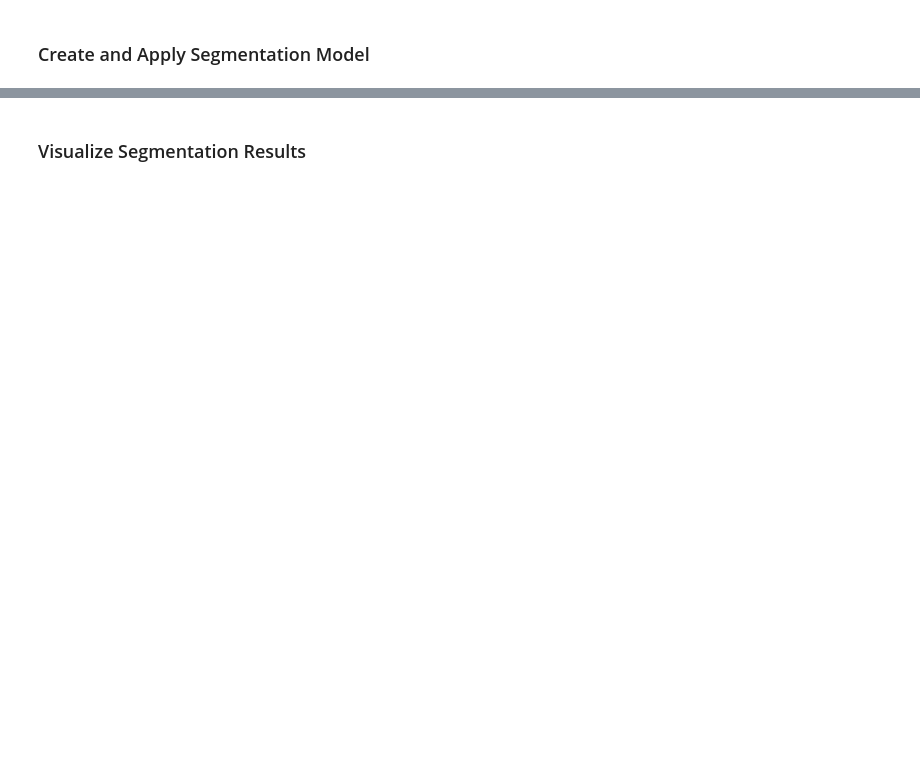
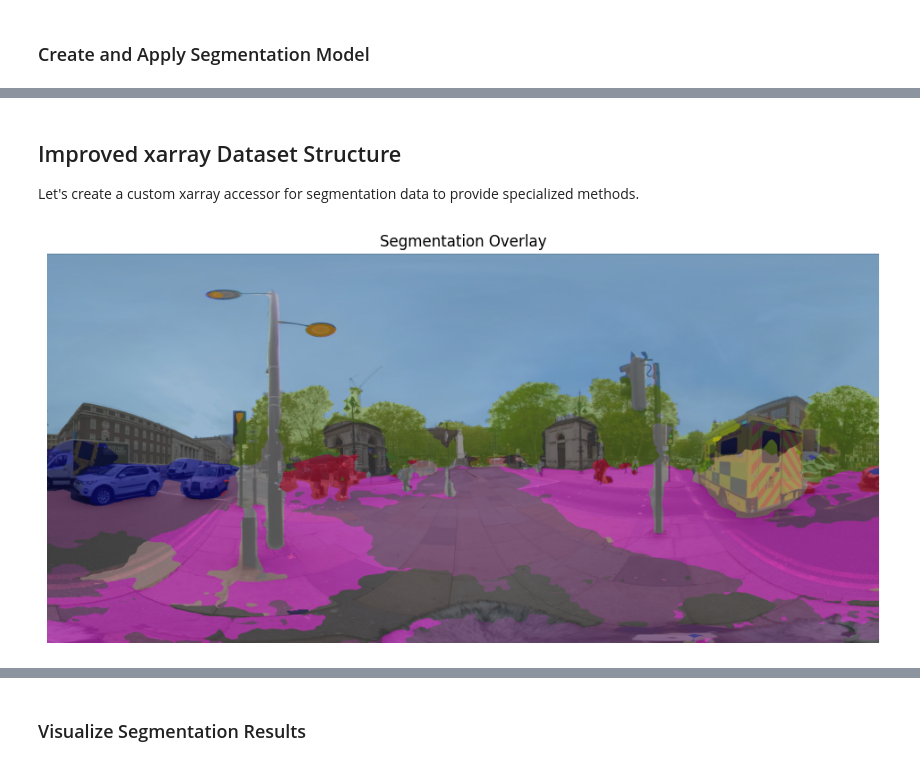
Before and after one commit to MitchellAcoustics/cityseg, a Jupyter notebook: docs/demos/component_demo.ipynb, the cells around one changed output, grey strips where cells are left out. Drawn from its saved outputs; the diff is of its cells as text; code cells hidden in the pictures; blank space fills up the shorter version.

```diff
--- a/docs/demos/component_demo.ipynb
+++ b/docs/demos/component_demo.ipynb
@@ -147,0 +222,4 @@ Sample class labels:
+# %% [markdown]
+## Improved xarray Dataset Structure
+
+Let's create a custom xarray accessor for segmentation data to provide specialized methods.
@@ -147,0 +428,4 @@ Sample class labels:
+# %%
+data.seg.plot(kind="overlay", alpha=0.5)
+# %% [output]
+[figure, added]
```
Also changed, not shown: parts of 24 cells of this notebook.
